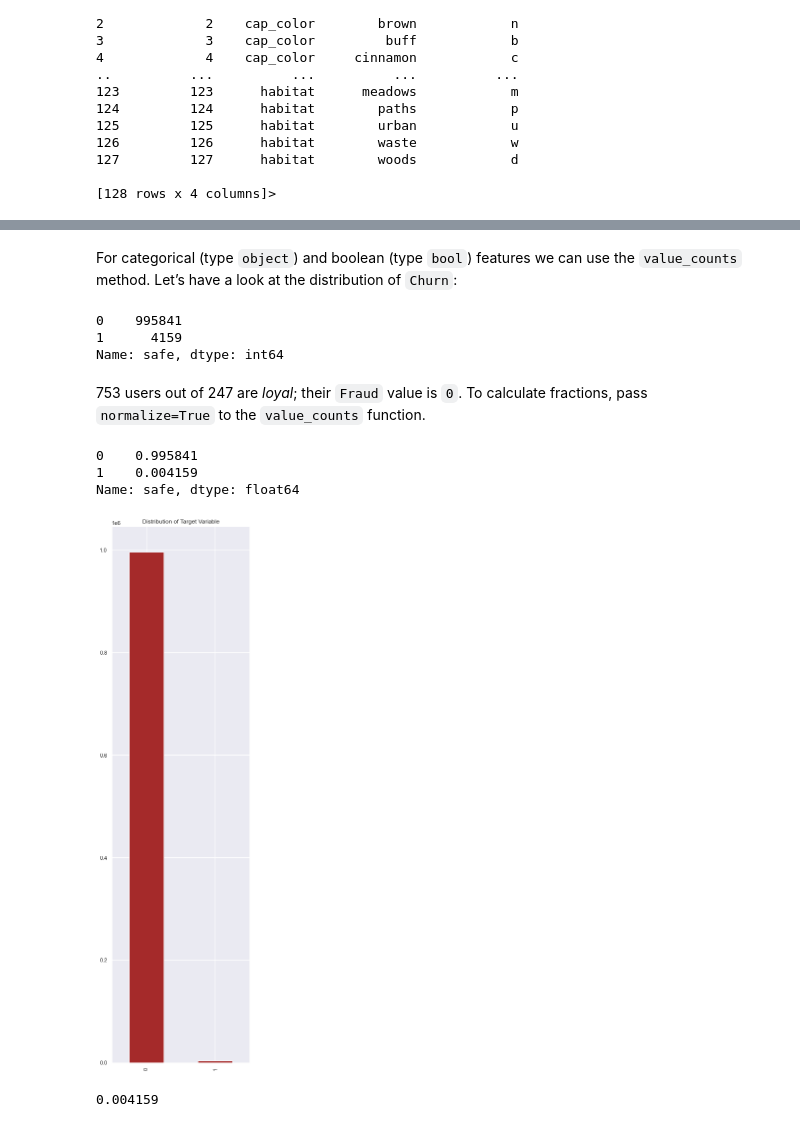
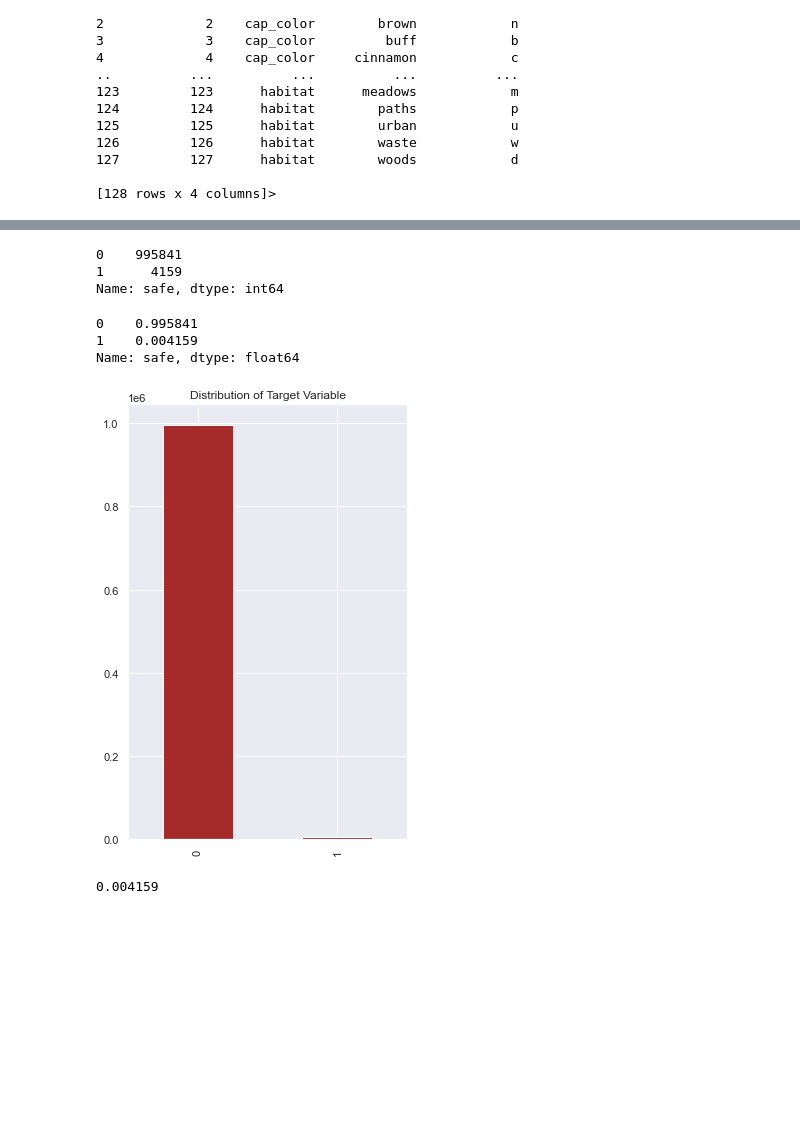
Before and after one commit to prabhat2y/Data-vs-Wild_BBDS, a Jupyter notebook: data_vs_wild.ipynb, the cells around one changed output, grey strips where cells are left out. Cells and saved outputs as stored; diff of their text form; code cells hidden in the pictures; blank space fills up the shorter version.

```diff
--- a/data_vs_wild.ipynb
+++ b/data_vs_wild.ipynb
@@ -173,5 +161,0 @@ Name: cap_color, Length: 1000000, dtype: object
-# %%
-mushroom_df = mushroom_df.set_index('cap_shape')
-mushroom_prop_df = mushroom_prop_df.set_index('m_code').rename( columns={'m_property':'cap_shape'} )
-
-mushroom_prop_df.combine_first(mushroom_df)
@@ -250,13 +172,9 @@ mushroom_df.describe(include=['object'])
-# %% [markdown]
-For categorical (type `object`) and boolean (type `bool`) features we can use the `value_counts` method. Let’s have a look at the distribution of `Churn`:
 # %%
 mushroom_df['safe'].value_counts() # to see how many mushrooms are not posioneous
 # %% [output]
 0    995841
 1      4159
 Name: safe, dtype: int64
-# %% [markdown]
-753 users out of 247 are *loyal*; their `Fraud` value is `0`. To calculate fractions, pass `normalize=True` to the `value_counts` function.
 # %%
 mushroom_df['safe'].value_counts(normalize=True) # To see the fractions of mushrooms
 # %% [output]
@@ -266,14 +184,14 @@ Name: safe, dtype: float64
 # %%
 (mushroom_df['safe'].value_counts().plot(
         kind='bar',
-        figsize=(5, 20),
+        figsize=(5, 8),
         title='Distribution of Target Variable',
         color='brown'
     )
 );
 plt.show()
 # %% [output]
-[figure, old version]
+[figure, new version]
 # %%
 mushroom_df['safe'].mean()
 # %% [output]
```
Also changed, not shown: parts of 112 cells of this notebook.
